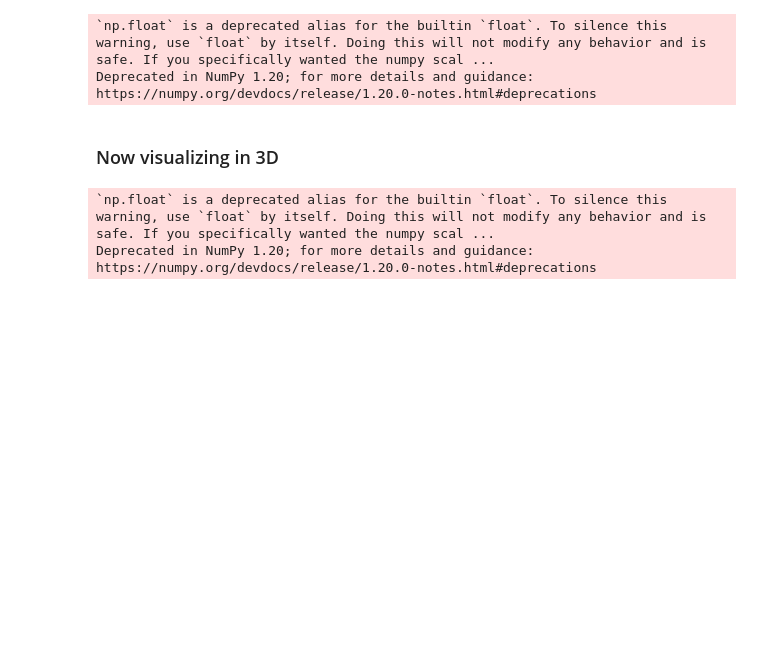
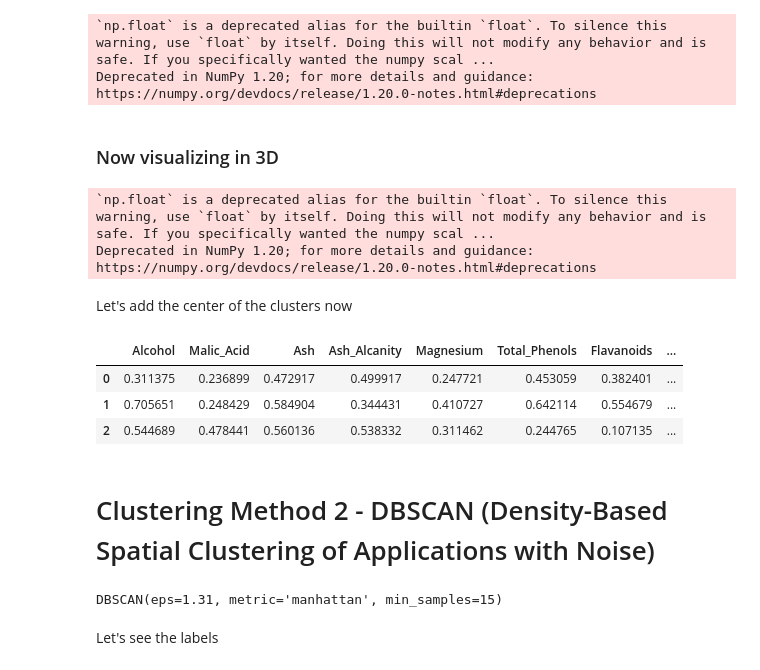
Before and after one commit to pedroheck/machine-learning-basics, a Jupyter notebook: Basics-3-simple-clustering/wine-classification.ipynb, the cells around one changed output. Saved outputs shown, nothing was run; the diff lists cells and outputs as text; code cells hidden in the pictures; blank space fills up the shorter version.

Commit message:
B-3: Clustering with the DBSCAN method

```diff
--- a/Basics-3-simple-clustering/wine-classification.ipynb
+++ b/Basics-3-simple-clustering/wine-classification.ipynb
@@ -271,3 +274,14 @@ fig.show()
 # %% [output]
 `np.float` is a deprecated alias for the builtin `float`. To silence this warning, use `float` by itself. Doing this will not modify any behavior and is safe. If you specifically wanted the numpy scal ...
 Deprecated in NumPy 1.20; for more details and guidance: https://numpy.org/devdocs/release/1.20.0-notes.html#deprecations
+# %% [markdown]
+Let's add the center of the clusters now
+# %%
+centers = pd.DataFrame(cluster.cluster_centers_)
+centers.columns = attributes
+centers.head()
+# %% [output]
+|  | Alcohol | Malic_Acid | Ash | Ash_Alcanity | Magnesium | Total_Phenols | Flavanoids | ... |
+| 0 | 0.311375 | 0.236899 | 0.472917 | 0.499917 | 0.247721 | 0.453059 | 0.382401 | ... |
+| 1 | 0.705651 | 0.248429 | 0.584904 | 0.344431 | 0.410727 | 0.642114 | 0.554679 | ... |
+| 2 | 0.544689 | 0.478441 | 0.560136 | 0.538332 | 0.311462 | 0.244765 | 0.107135 | ... |
@@ -273,0 +299,21 @@ Deprecated in NumPy 1.20; for more details and guidance: https://numpy.org/devdo
+# %% [markdown]
+# Clustering Method 2 - DBSCAN (Density-Based Spatial Clustering of Applications with Noise)
+# %%
+from sklearn.cluster import DBSCAN
+
+cluster = DBSCAN(
+    eps=1.31, # The maximum distance between two points for them to be considered neighbours
+    min_samples = 15, # The minimum number of points to form a cluster. It's useful to deal with outliers
+    metric = 'manhattan' # The method used to calculate distances between the points. The default is euclidean.
+)
+
+cluster.fit(df)
+
+# Note: The Manhattan Distance is preferred over the Euclidean distance metric as the dimension of the data increases
+
+# Note 2: Notice that we haven't told the DBSCAN algorithm the number of groups we'd like. It clusters in how many groups it sees fit,
+# depending on what values we put in the 'eps', 'min_samples', and other parameters.
+# %% [output]
+DBSCAN(eps=1.31, metric='manhattan', min_samples=15)
+# %% [markdown]
+Let's see the labels
```
Also changed, not shown: parts of 10 cells of this notebook.
